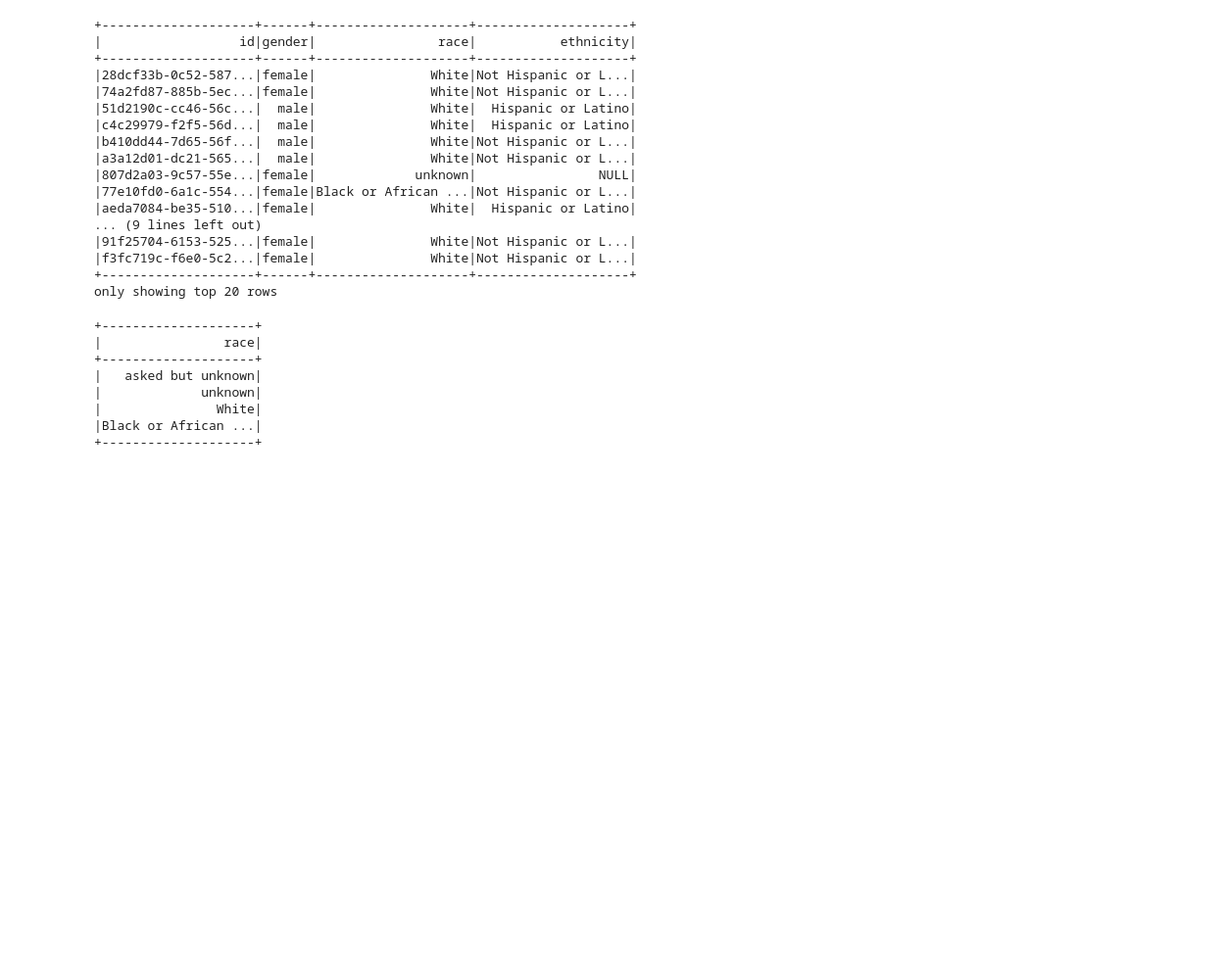
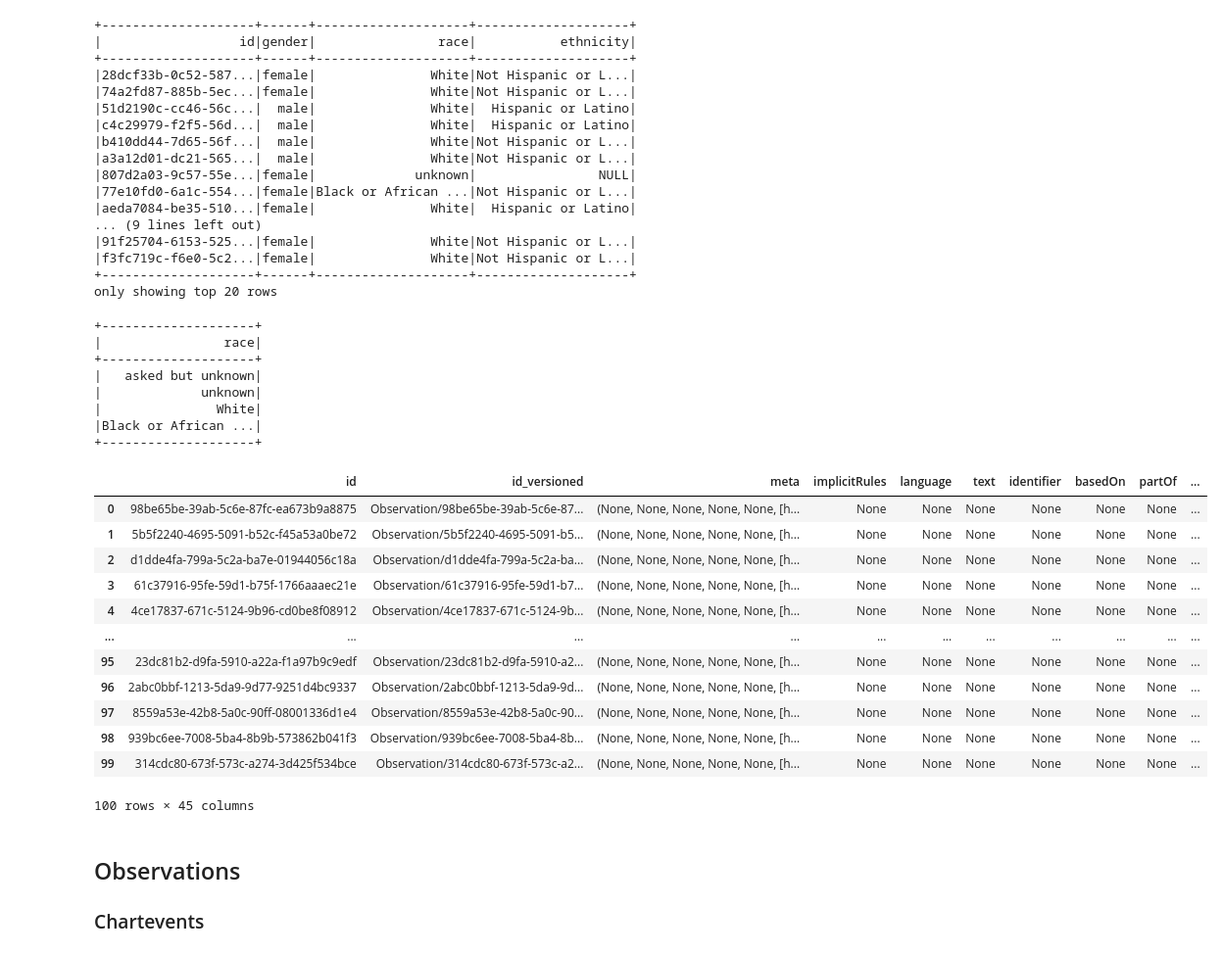
Before and after one commit to aehrc/sql-on-fhir-evaluation, a Jupyter notebook: notebooks/SOFTest.ipynb, the cells around one changed output. Shown at 98% size. Cells and saved outputs as stored; diff of their text form; code cells hidden in the pictures; blank space fills up the shorter version.

```diff
--- a/notebooks/SOFTest.ipynb
+++ b/notebooks/SOFTest.ipynb
@@ -4,7 +4,7 @@ import os
 from pathling import PathlingContext
 from pyspark.sql.functions import lit
 
-MIMIC_FHIR_PATH="/Users/szu004/dev/mimic-vi-fhir/target/mimic4-demo-pqt"
+MIMIC_FHIR_PATH="../_data/mimic4-demo-ptl"
 # %%
 pc = PathlingContext.create()
 # %% [output]
@@ -126,3 +128,22 @@ ptn_view.select('race').distinct().show()
 |               White|
 |Black or African ...|
 +--------------------+
+# %%
+data.read('Observation').limit(100).toPandas()
+# %% [output]
+|  | id | id_versioned | meta | implicitRules | language | text | identifier | basedOn | partOf | ... |
+| 0 | 98be65be-39ab-5c6e-87fc-ea673b9a8875 | Observation/98be65be-39ab-5c6e-87... | (None, None, None, None, None, [h... | None | None | None | None | None | None | ... |
+| 1 | 5b5f2240-4695-5091-b52c-f45a53a0be72 | Observation/5b5f2240-4695-5091-b5... | (None, None, None, None, None, [h... | None | None | None | None | None | None | ... |
+| 2 | d1dde4fa-799a-5c2a-ba7e-01944056c18a | Observation/d1dde4fa-799a-5c2a-ba... | (None, None, None, None, None, [h... | None | None | None | None | None | None | ... |
+| 3 | 61c37916-95fe-59d1-b75f-1766aaaec21e | Observation/61c37916-95fe-59d1-b7... | (None, None, None, None, None, [h... | None | None | None | None | None | None | ... |
+| 4 | 4ce17837-671c-5124-9b96-cd0be8f08912 | Observation/4ce17837-671c-5124-9b... | (None, None, None, None, None, [h... | None | None | None | None | None | None | ... |
+| ... | ... | ... | ... | ... | ... | ... | ... | ... | ... | ... |
+| 95 | 23dc81b2-d9fa-5910-a22a-f1a97b9c9edf | Observation/23dc81b2-d9fa-5910-a2... | (None, None, None, None, None, [h... | None | None | None | None | None | None | ... |
+| 96 | 2abc0bbf-1213-5da9-9d77-9251d4bc9337 | Observation/2abc0bbf-1213-5da9-9d... | (None, None, None, None, None, [h... | None | None | None | None | None | None | ... |
+| 97 | 8559a53e-42b8-5a0c-90ff-08001336d1e4 | Observation/8559a53e-42b8-5a0c-90... | (None, None, None, None, None, [h... | None | None | None | None | None | None | ... |
+| 98 | 939bc6ee-7008-5ba4-8b9b-573862b041f3 | Observation/939bc6ee-7008-5ba4-8b... | (None, None, None, None, None, [h... | None | None | None | None | None | None | ... |
+| 99 | 314cdc80-673f-573c-a274-3d425f534bce | Observation/314cdc80-673f-573c-a2... | (None, None, None, None, None, [h... | None | None | None | None | None | None | ... |
+100 rows × 45 columns
+# %% [markdown]
+## Observations
+### Chartevents
```
Also changed, not shown: parts of 14 cells of this notebook, 3 other files.
